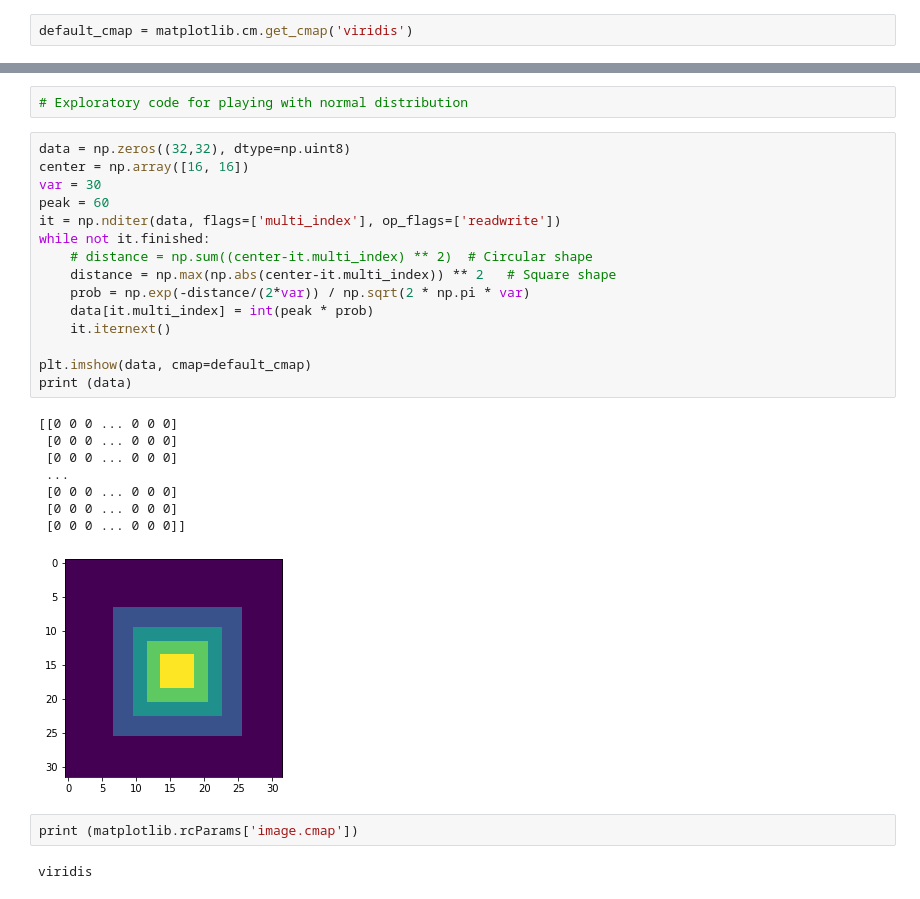
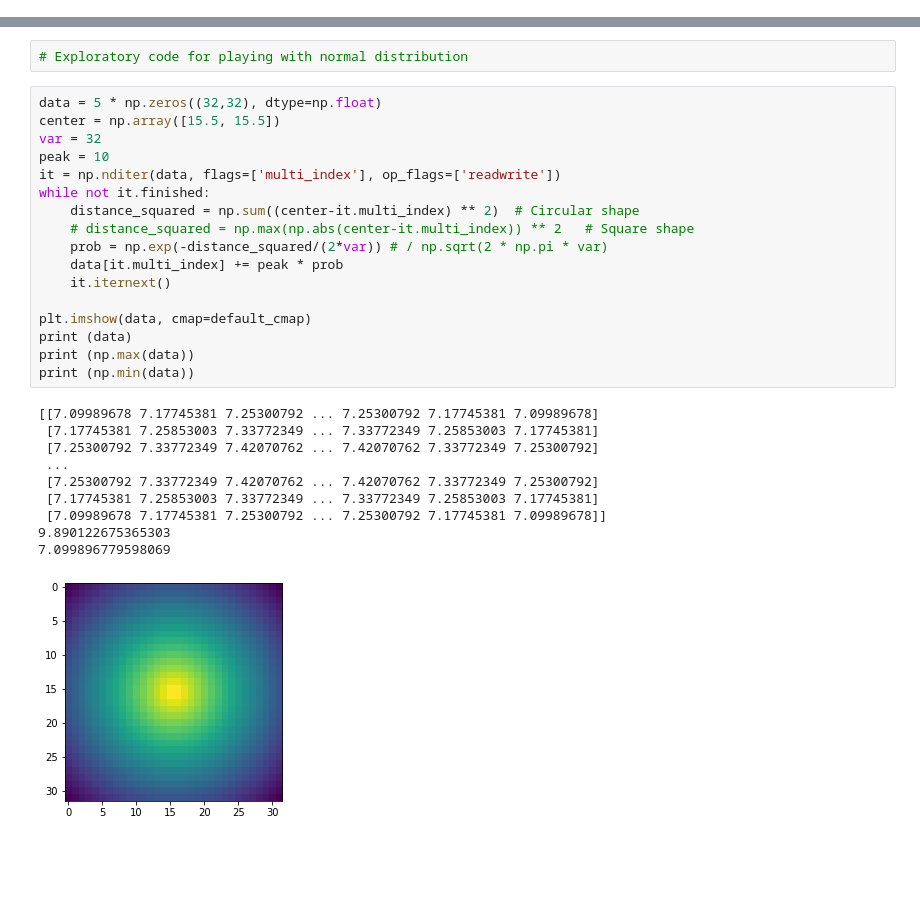
Before and after one commit to PradeepKadubandi/LSBMP-L2RRT, a Jupyter notebook: env-generation.ipynb, the cells around one changed output, grey strips where cells are left out. Saved outputs shown, nothing was run; the diff lists cells and outputs as text; blank space fills up the shorter version.

```diff
--- a/env-generation.ipynb
+++ b/env-generation.ipynb
@@ -6,2 +9,0 @@ import matplotlib
-# %%
-default_cmap = matplotlib.cm.get_cmap('viridis')
@@ -147,30 +87,30 @@ fig_arr.shape
 # %%
 # Exploratory code for playing with normal distribution
 # %%
-data = np.zeros((32,32), dtype=np.uint8)
-center = np.array([16, 16])
-var = 30
-peak = 60
+data = 5 * np.zeros((32,32), dtype=np.float)
+center = np.array([15.5, 15.5])
+var = 32
+peak = 10
 it = np.nditer(data, flags=['multi_index'], op_flags=['readwrite'])
 while not it.finished:
-    # distance = np.sum((center-it.multi_index) ** 2)  # Circular shape
-    distance = np.max(np.abs(center-it.multi_index)) ** 2   # Square shape
-    prob = np.exp(-distance/(2*var)) / np.sqrt(2 * np.pi * var)
-    data[it.multi_index] = int(peak * prob)
+    distance_squared = np.sum((center-it.multi_index) ** 2)  # Circular shape
+    # distance_squared = np.max(np.abs(center-it.multi_index)) ** 2   # Square shape
+    prob = np.exp(-distance_squared/(2*var)) # / np.sqrt(2 * np.pi * var)
+    data[it.multi_index] += peak * prob
     it.iternext()
 
 plt.imshow(data, cmap=default_cmap)
 print (data)
+print (np.max(data))
+print (np.min(data))
 # %% [output]
-[[0 0 0 ... 0 0 0]
- [0 0 0 ... 0 0 0]
- [0 0 0 ... 0 0 0]
+[[7.09989678 7.17745381 7.25300792 ... 7.25300792 7.17745381 7.09989678]
+ [7.17745381 7.25853003 7.33772349 ... 7.33772349 7.25853003 7.17745381]
+ [7.25300792 7.33772349 7.42070762 ... 7.42070762 7.33772349 7.25300792]
  ...
- [0 0 0 ... 0 0 0]
- [0 0 0 ... 0 0 0]
- [0 0 0 ... 0 0 0]]
+ [7.25300792 7.33772349 7.42070762 ... 7.42070762 7.33772349 7.25300792]
+ [7.17745381 7.25853003 7.33772349 ... 7.33772349 7.25853003 7.17745381]
+ [7.09989678 7.17745381 7.25300792 ... 7.25300792 7.17745381 7.09989678]]
+9.890122675365303
+7.099896779598069
-[figure, old version]
+[figure, new version]
-# %%
-print (matplotlib.rcParams['image.cmap'])
-# %% [output]
-viridis
```
Also changed, not shown: parts of 6 cells of this notebook, 5 other files.
